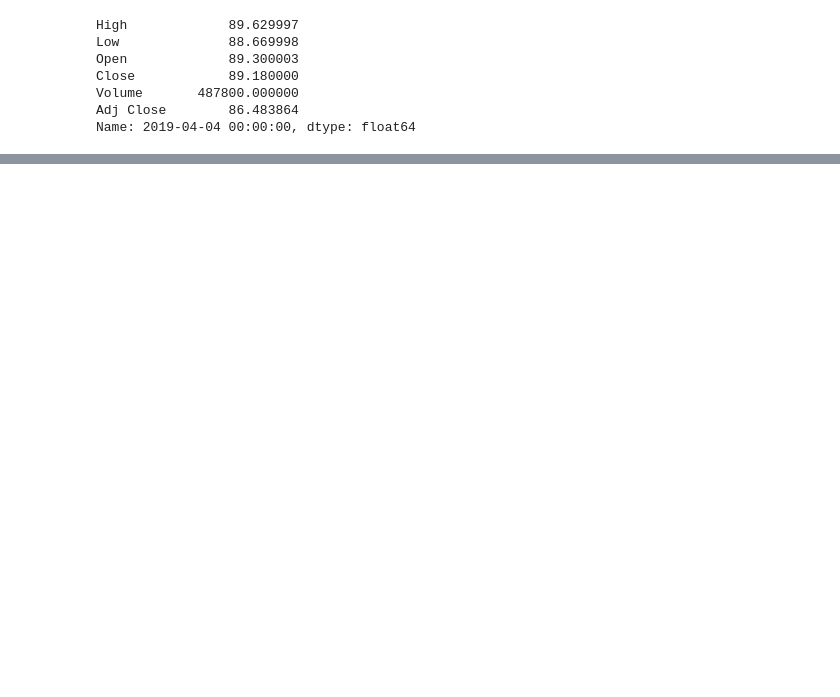
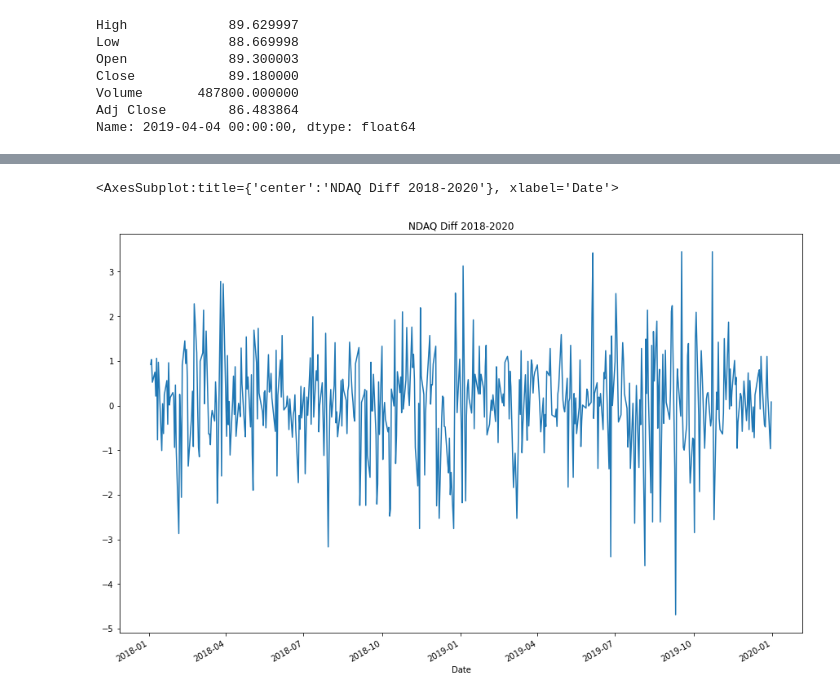
Before and after one commit to cian-moynagh/Group-40-Sweng, a Jupyter notebook: Time Series Analysis.ipynb, the cells around one changed output, grey strips where cells are left out. Drawn from its saved outputs; the diff is of its cells as text; code cells hidden in the pictures; blank space fills up the shorter version.

```diff
--- a/Time Series Analysis.ipynb
+++ b/Time Series Analysis.ipynb
@@ -25,0 +28,5 @@ dataframe_name.Close.plot(figsize=(15,10))
+# %%
+ts_diff.Close.plot(figsize=(15,10), title = "NDAQ Diff 2018-2020")
+# %% [output]
+<AxesSubplot:title={'center':'NDAQ Diff 2018-2020'}, xlabel='Date'>
+[figure, added]
```
Also changed, not shown: parts of 4 cells of this notebook.
